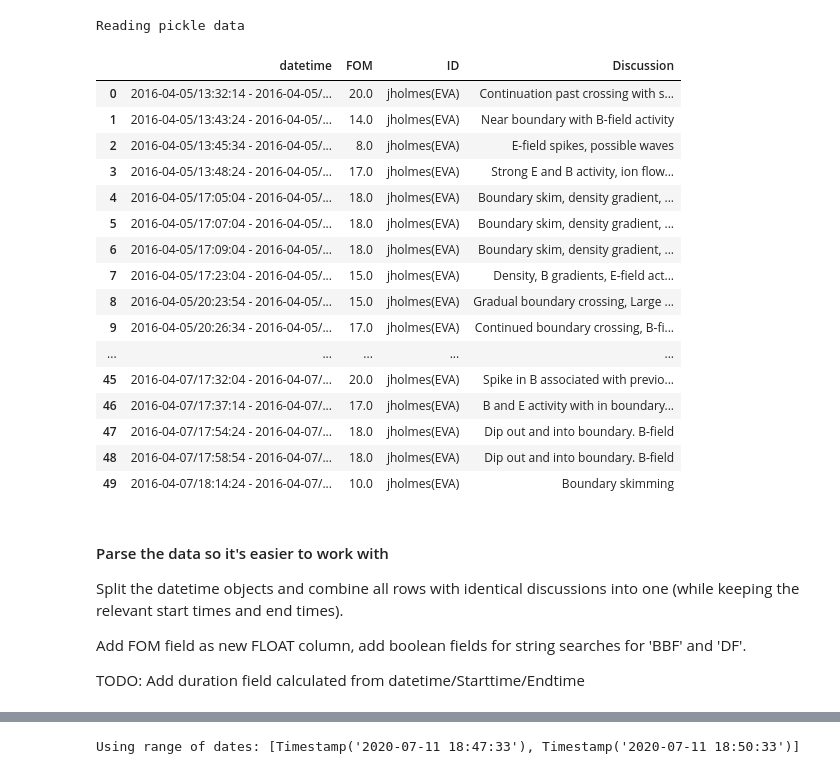
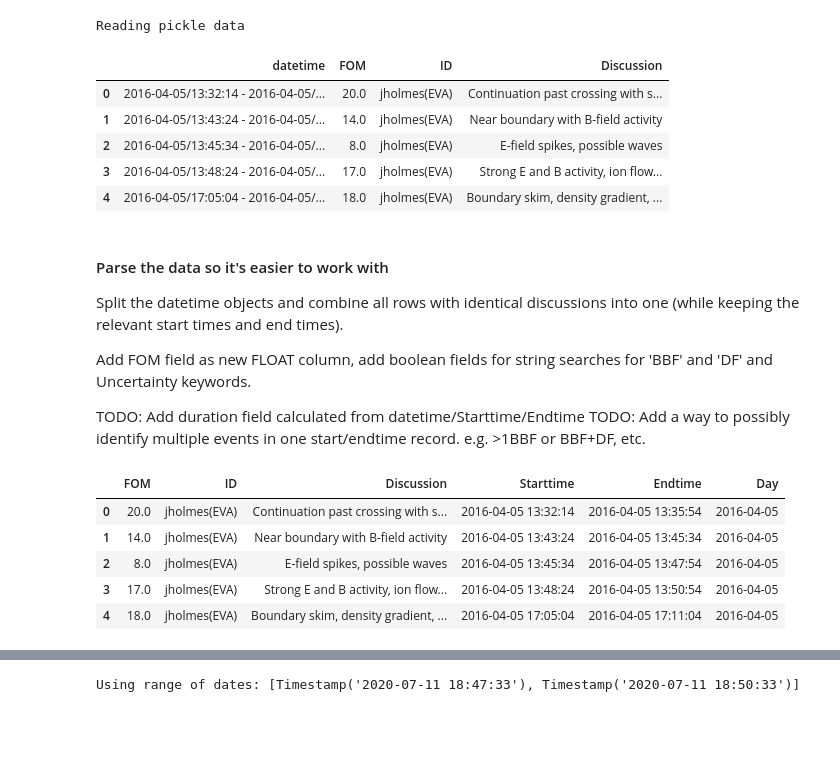
Before and after one commit to heliohackweek/mms_data_hunt, a Jupyter notebook: memes/example_sitl_read.ipynb, the cells around one changed output, grey strips where cells are left out. Saved outputs shown, nothing was run; the diff lists cells and outputs as text; code cells hidden in the pictures; blank space fills up the shorter version.

```diff
--- a/memes/example_sitl_read.ipynb
+++ b/memes/example_sitl_read.ipynb
@@ -42,31 +43,34 @@ else:
 # %% [output]
 Reading pickle data
 # %%
-reports_df.head(50)
+reports_df.head(5)
 # %% [output]
 |  | datetime | FOM | ID | Discussion |
 | 0 | 2016-04-05/13:32:14 - 2016-04-05/... | 20.0 | jholmes(EVA) | Continuation past crossing with s... |
 | 1 | 2016-04-05/13:43:24 - 2016-04-05/... | 14.0 | jholmes(EVA) | Near boundary with B-field activity |
 | 2 | 2016-04-05/13:45:34 - 2016-04-05/... | 8.0 | jholmes(EVA) | E-field spikes, possible waves |
 | 3 | 2016-04-05/13:48:24 - 2016-04-05/... | 17.0 | jholmes(EVA) | Strong E and B activity, ion flow... |
 | 4 | 2016-04-05/17:05:04 - 2016-04-05/... | 18.0 | jholmes(EVA) | Boundary skim, density gradient, ... |
-| 5 | 2016-04-05/17:07:04 - 2016-04-05/... | 18.0 | jholmes(EVA) | Boundary skim, density gradient, ... |
-| 6 | 2016-04-05/17:09:04 - 2016-04-05/... | 18.0 | jholmes(EVA) | Boundary skim, density gradient, ... |
-| 7 | 2016-04-05/17:23:04 - 2016-04-05/... | 15.0 | jholmes(EVA) | Density, B gradients, E-field act... |
-| 8 | 2016-04-05/20:23:54 - 2016-04-05/... | 15.0 | jholmes(EVA) | Gradual boundary crossing, Large ... |
-| 9 | 2016-04-05/20:26:34 - 2016-04-05/... | 17.0 | jholmes(EVA) | Continued boundary crossing, B-fi... |
-| ... | ... | ... | ... | ... |
-| 45 | 2016-04-07/17:32:04 - 2016-04-07/... | 20.0 | jholmes(EVA) | Spike in B associated with previo... |
-| 46 | 2016-04-07/17:37:14 - 2016-04-07/... | 17.0 | jholmes(EVA) | B and E activity with in boundary... |
-| 47 | 2016-04-07/17:54:24 - 2016-04-07/... | 18.0 | jholmes(EVA) | Dip out and into boundary. B-field |
-| 48 | 2016-04-07/17:58:54 - 2016-04-07/... | 18.0 | jholmes(EVA) | Dip out and into boundary. B-field |
-| 49 | 2016-04-07/18:14:24 - 2016-04-07/... | 10.0 | jholmes(EVA) | Boundary skimming |
 # %% [markdown]
 #### Parse the data so it's easier to work with
 
 Split the datetime objects and combine all rows with identical discussions into one (while keeping the relevant start times and end times).
 
-Add FOM field as new FLOAT column, add boolean fields for string searches for 'BBF' and 'DF'.
+Add FOM field as new FLOAT column, add boolean fields for string searches for 'BBF' and 'DF' and Uncertainty keywords.
 
 TODO: Add duration field calculated from datetime/Starttime/Endtime
+TODO: Add a way to possibly identify multiple events in one start/endtime record. e.g. >1BBF or BBF+DF, etc.
+# %%
+#Initial parsing
+reports_df = retrieve_sitl.parse_times(reports_df)
+reports_df = reports_df.drop(columns='datetime') # Don't re-run this cell
+reports_df = retrieve_sitl.combine_rows(reports_df)
+reports_df.head(5)
+# %% [output]
+|  | FOM | ID | Discussion | Starttime | Endtime | Day |
+| 0 | 20.0 | jholmes(EVA) | Continuation past crossing with s... | 2016-04-05 13:32:14 | 2016-04-05 13:35:54 | 2016-04-05 |
+| 1 | 14.0 | jholmes(EVA) | Near boundary with B-field activity | 2016-04-05 13:43:24 | 2016-04-05 13:45:34 | 2016-04-05 |
+| 2 | 8.0 | jholmes(EVA) | E-field spikes, possible waves | 2016-04-05 13:45:34 | 2016-04-05 13:47:54 | 2016-04-05 |
+| 3 | 17.0 | jholmes(EVA) | Strong E and B activity, ion flow... | 2016-04-05 13:48:24 | 2016-04-05 13:50:54 | 2016-04-05 |
+| 4 | 18.0 | jholmes(EVA) | Boundary skim, density gradient, ... | 2016-04-05 17:05:04 | 2016-04-05 17:11:04 | 2016-04-05 |
 # %%
```
Also changed, not shown: parts of 8 cells of this notebook.
